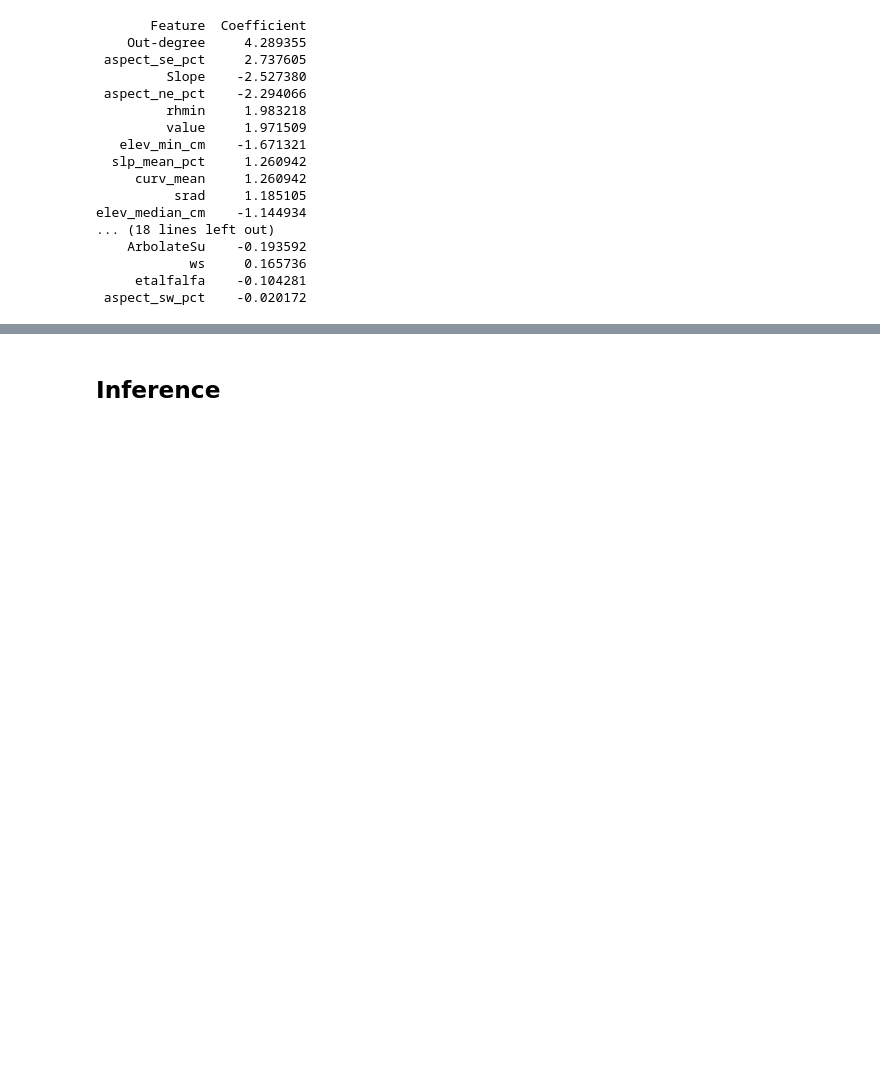
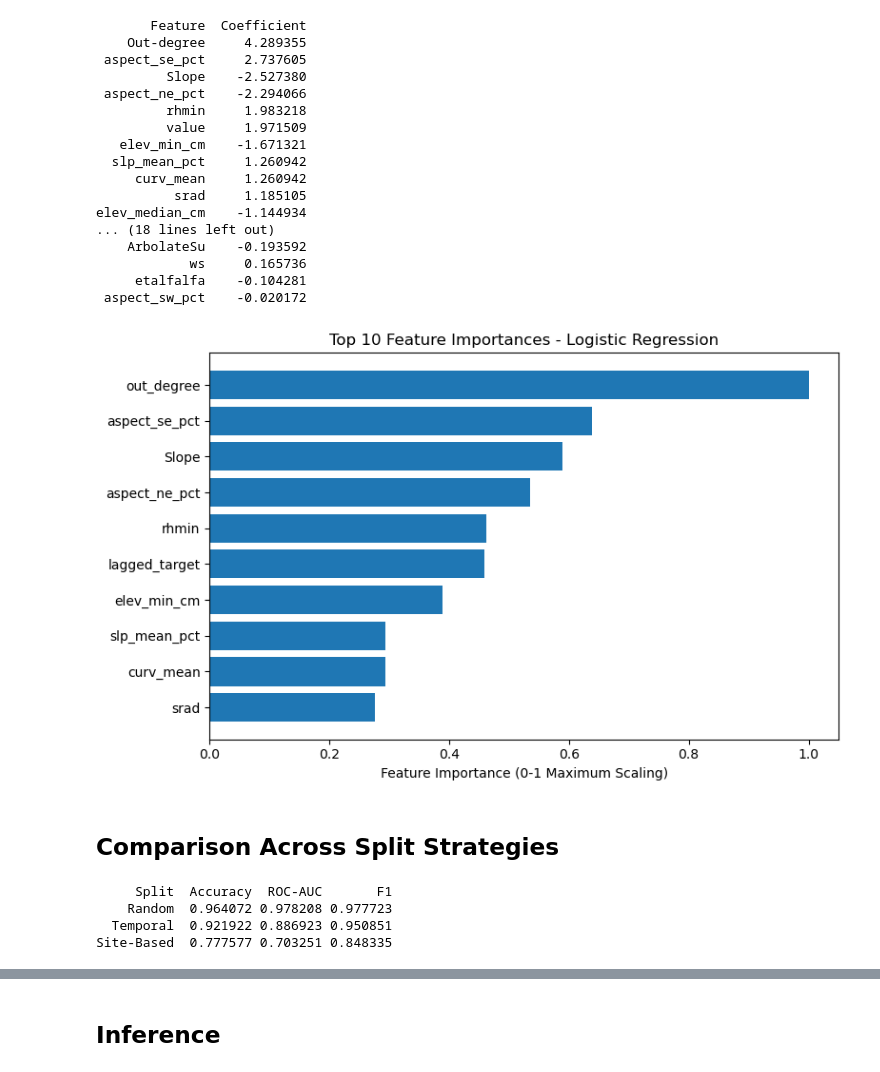
Before and after one commit to michaeltm365/saas-river-forecasting, a Jupyter notebook: lr/lr.ipynb, the cells around one changed output, grey strips where cells are left out. Saved outputs shown, nothing was run; the diff lists cells and outputs as text; code cells hidden in the pictures; blank space fills up the shorter version.

Commit message:
add lstm in progress experiments, split evaluations for xgb and lr

```diff
--- a/lr/lr.ipynb
+++ b/lr/lr.ipynb
@@ -249,3 +249,75 @@ elev_median_cm    -1.144934
             ws     0.165736
      etalfalfa    -0.104281
  aspect_sw_pct    -0.020172
+# %%
+# Rename features for visualization
+importance = coefficients[['Feature', 'Abs_Coefficient']].copy()
+importance['Feature'] = importance['Feature'].replace({
+    'Out-degree': 'out_degree',
+    'value': 'lagged_target'
+})
+
+# Scale to 0-1
+importance['Importance'] = importance['Abs_Coefficient'] / importance['Abs_Coefficient'].max()
+
+# Plot top 10
+top10 = importance.head(10)
+
+fig, ax = plt.subplots(figsize=(8, 5))
+ax.barh(top10['Feature'][::-1], top10['Importance'][::-1])
+ax.set_xlabel('Feature Importance (0-1 Maximum Scaling)')
+ax.set_title('Top 10 Feature Importances - Logistic Regression')
+plt.tight_layout()
+plt.show()
+# %% [output]
+[figure, added]
+# %% [markdown]
+## Comparison Across Split Strategies
+# %%
+# Train and evaluate Logistic Regression with each split strategy
+drop_cols = ['variable', 'NHDPlusID', 'SiteIDCode', 'Date']
+splits = {
+    'Random': random_split(central_df),
+    'Temporal': temporal_split(central_df),
+    'Site-Based': site_split(central_df),
+}
+
+split_data = {}
+results = []
+
+for name, (X_tr, X_te, y_tr, y_te) in splits.items():
+    X_tr = X_tr.drop(drop_cols, axis=1)
+    X_te = X_te.drop(drop_cols, axis=1)
+
+    # Scale
+    scaler_split = StandardScaler()
+    X_tr_scaled = scaler_split.fit_transform(X_tr)
+    X_te_scaled = scaler_split.transform(X_te)
+
+    # SMOTE
+    sm = SMOTE(random_state=42, k_neighbors=5)
+    X_tr_res, y_tr_res = sm.fit_resample(X_tr_scaled, y_tr)
+
+    # Train
+    model = LogisticRegression(max_iter=3000, random_state=42)
+    model.fit(X_tr_res, y_tr_res)
+
+    # Predict
+    y_pred = model.predict(X_te_scaled)
+
+    split_data[name] = (y_te, y_pred)
+    results.append({
+        'Split': name,
+        'Accuracy': accuracy_score(y_te, y_pred),
+        'ROC-AUC': roc_auc_score(y_te, y_pred),
+        'F1': f1_score(y_te, y_pred),
+    })
+
+# Display metrics table
+results_df = pd.DataFrame(results)
+print(results_df.to_string(index=False))
+# %% [output]
+     Split  Accuracy  ROC-AUC       F1
+    Random  0.964072 0.978208 0.977723
+  Temporal  0.921922 0.886923 0.950851
+Site-Based  0.777577 0.703251 0.848335
```
Also changed, not shown: parts of 2 cells of this notebook, 9 other files.
